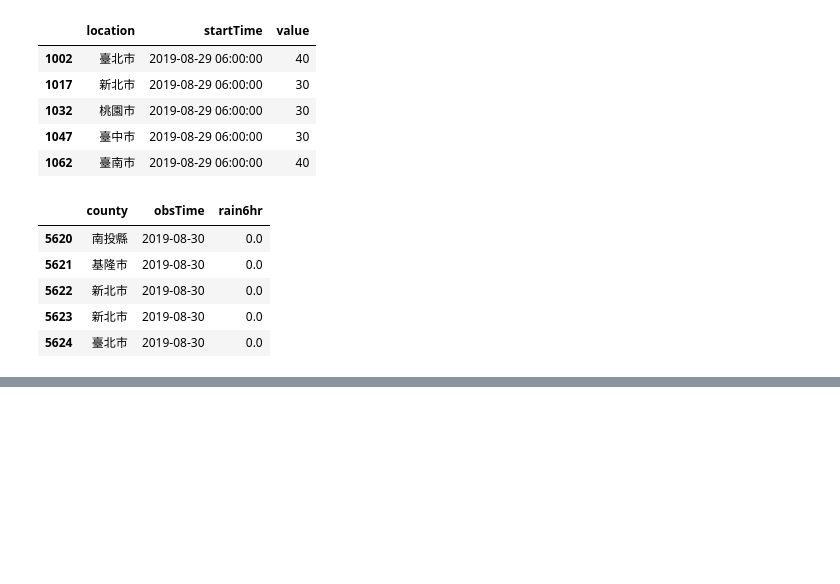
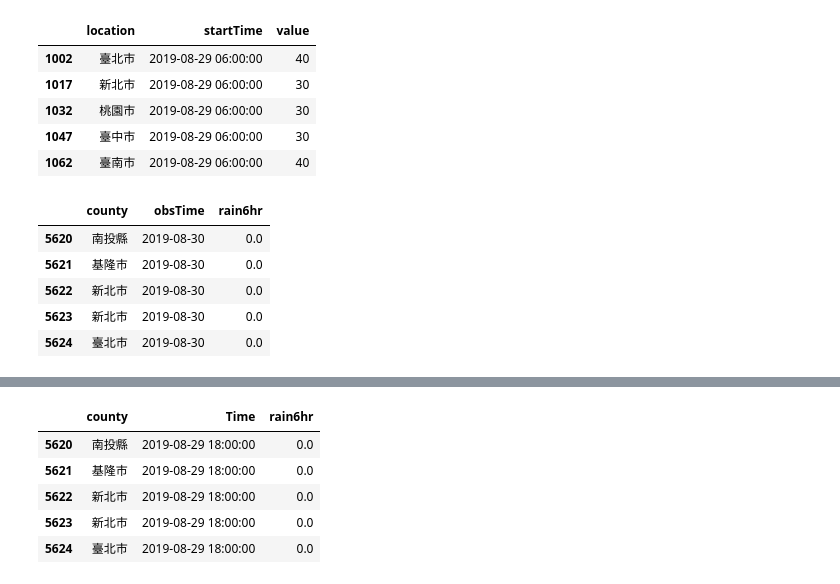
Before and after one commit to CYehLu/CWB_forecast_analysis, a Jupyter notebook: analysis_rainobs.ipynb, the cells around one changed output, grey strips where cells are left out. Saved outputs shown, nothing was run; the diff lists cells and outputs as text; code cells hidden in the pictures; blank space fills up the shorter version.

```diff
--- a/analysis_rainobs.ipynb
+++ b/analysis_rainobs.ipynb
@@ -478,0 +453,12 @@ df
+# %%
+time = tdf6['obsTime'] - pd.Timedelta(6, unit='H')
+tdf6['obsTime'] = time
+tdf6 = tdf6.rename(columns={'obsTime': 'Time'})
+tdf6.head()
+# %% [output]
+|  | county | Time | rain6hr |
+| 5620 | 南投縣 | 2019-08-29 18:00:00 | 0.0 |
+| 5621 | 基隆市 | 2019-08-29 18:00:00 | 0.0 |
+| 5622 | 新北市 | 2019-08-29 18:00:00 | 0.0 |
+| 5623 | 新北市 | 2019-08-29 18:00:00 | 0.0 |
+| 5624 | 臺北市 | 2019-08-29 18:00:00 | 0.0 |
```
Also changed, not shown: parts of 4 cells of this notebook.
